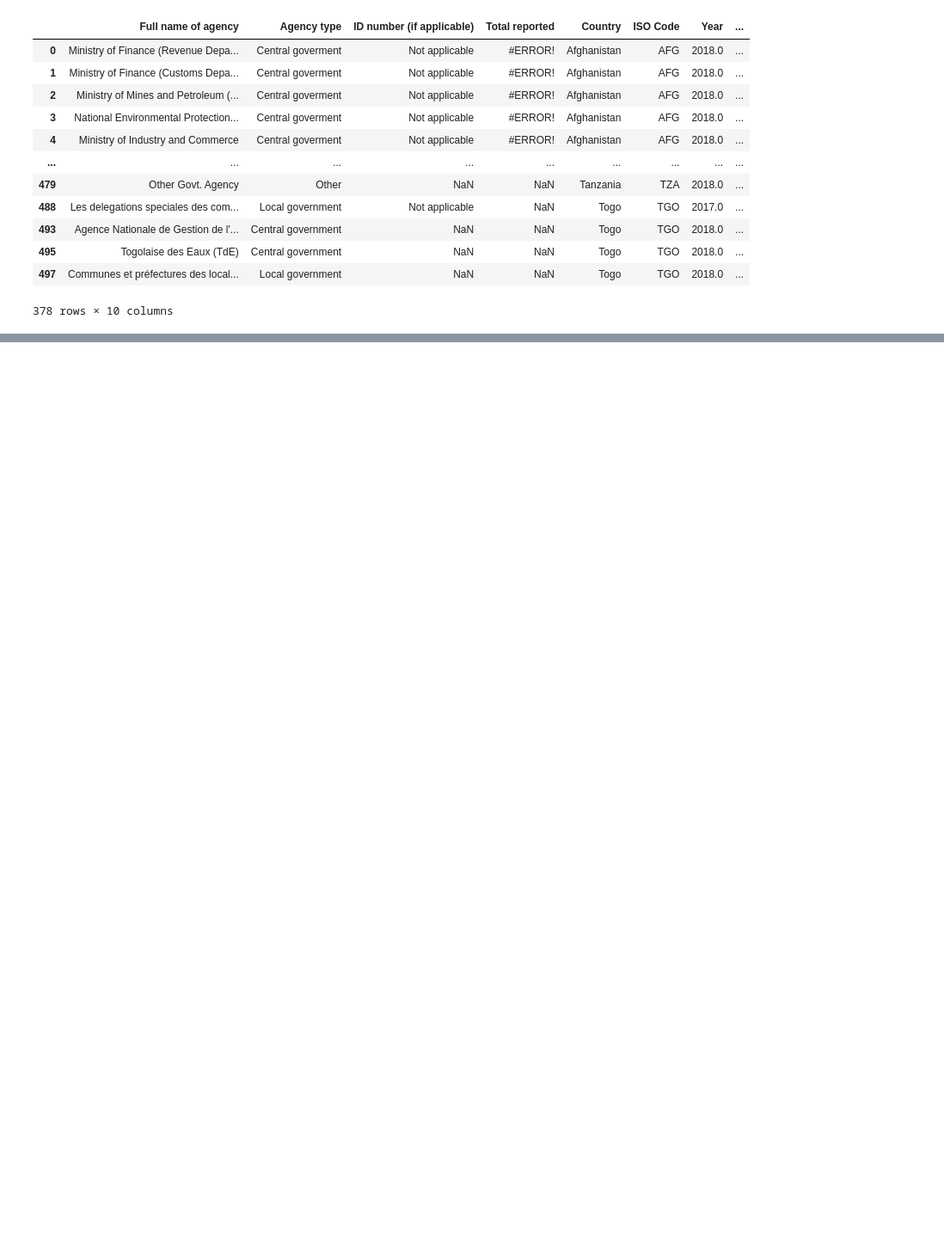
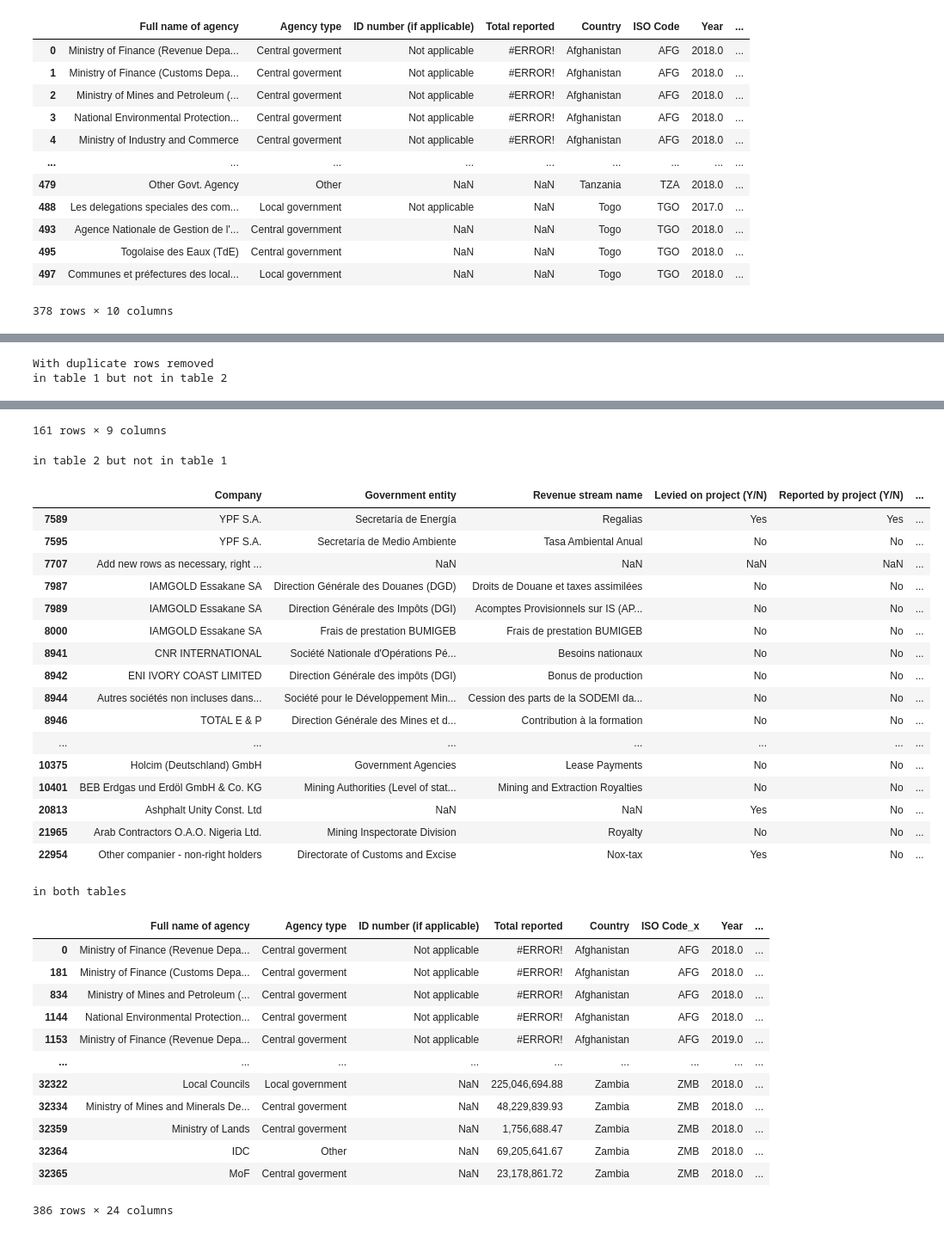
Before and after one commit to civicliteracies/EITI_SDT_data_verification_and_validation, a Jupyter notebook: 02 - Duplication and coherence.ipynb, the cells around one changed output, grey strips where cells are left out. Shown at 86% size. Drawn from its saved outputs; the diff is of its cells as text; code cells hidden in the pictures; blank space fills up the shorter version.

```diff
--- a/02 - Duplication and coherence.ipynb
+++ b/02 - Duplication and coherence.ipynb
@@ -214,0 +385,4 @@ get_problematic_rows(df_part_3b, columns, 2)
+# %%
+for key, data in compare_tables_drop_duplicates(sample_company_list, sample_company_data, common_columns_df1, common_columns_df2).items():
+    print(key)
+    display(data)
@@ -214,0 +408,7 @@ get_problematic_rows(df_part_3b, columns, 2)
+# %%
+common_columns_3a5 = ["Full company name"]
+common_columns_53a = ["Company"]
+
+for key, data in compare_tables(df_part_3a, df_part_5, common_columns_3a5, common_columns_53a).items():
+    print(key)
+    display(data)
@@ -214,0 +458,9 @@ get_problematic_rows(df_part_3b, columns, 2)
+# %%
+print("With duplicate rows removed")
+
+common_columns_3a5 = ["Full company name"]
+common_columns_53a = ["Company"]
+
+for key, data in compare_tables_drop_duplicates(df_part_3a, df_part_5, common_columns_3a5, common_columns_53a).items():
+    print(key)
+    display(data)
@@ -214,0 +513,9 @@ get_problematic_rows(df_part_3b, columns, 2)
+# %%
+print("With duplicate rows")
+
+common_columns_3b5 = ["Full name of agency", "Country", "Year"]
+common_columns_53b = ["Government entity", "Country", "Year"]
+
+for key, data in compare_tables(df_part_3b, df_part_5, common_columns_3b5, common_columns_53b).items():
+    print(key)
+    display(data)
@@ -214,0 +566,9 @@ get_problematic_rows(df_part_3b, columns, 2)
+# %%
+print("With duplicate rows removed")
+
+for key, data in compare_tables_drop_duplicates(df_part_3b, df_part_5, common_columns_3b5, common_columns_53b).items():
+    print(key)
+    display(data)
+# %% [output]
+With duplicate rows removed
+in table 1 but not in table 2
@@ -214,0 +587,33 @@ get_problematic_rows(df_part_3b, columns, 2)
+161 rows × 9 columns
+in table 2 but not in table 1
+|  | Company | Government entity | Revenue stream name | Levied on project (Y/N) | Reported by project (Y/N) | ... |
+| 7589 | YPF S.A. | Secretaría de Energía | Regalias | Yes | Yes | ... |
+| 7595 | YPF S.A. | Secretaría de Medio Ambiente | Tasa Ambiental Anual | No | No | ... |
+| 7707 | Add new rows as necessary, right ... | NaN | NaN | NaN | NaN | ... |
+| 7987 | IAMGOLD Essakane SA | Direction Générale des Douanes (DGD) | Droits de Douane et taxes assimilées | No | No | ... |
+| 7989 | IAMGOLD Essakane SA | Direction Générale des Impôts (DGI) | Acomptes Provisionnels sur IS (AP... | No | No | ... |
+| 8000 | IAMGOLD Essakane SA | Frais de prestation BUMIGEB | Frais de prestation BUMIGEB | No | No | ... |
+| 8941 | CNR INTERNATIONAL | Société Nationale d'Opérations Pé... | Besoins nationaux | No | No | ... |
+| 8942 | ENI IVORY COAST LIMITED | Direction Générale des impôts (DGI) | Bonus de production | No | No | ... |
+| 8944 | Autres sociétés non incluses dans... | Société pour le Développement Min... | Cession des parts de la SODEMI da... | No | No | ... |
+| 8946 | TOTAL E & P | Direction Générale des Mines et d... | Contribution à la formation | No | No | ... |
+| ... | ... | ... | ... | ... | ... | ... |
+| 10375 | Holcim (Deutschland) GmbH | Government Agencies | Lease Payments | No | No | ... |
+| 10401 | BEB Erdgas und Erdöl GmbH & Co. KG | Mining Authorities (Level of stat... | Mining and Extraction Royalties | No | No | ... |
+| 20813 | Ashphalt Unity Const. Ltd | NaN | NaN | Yes | No | ... |
+| 21965 | Arab Contractors O.A.O. Nigeria Ltd. | Mining Inspectorate Division | Royalty | No | No | ... |
+| 22954 | Other companier - non-right holders | Directorate of Customs and Excise | Nox-tax | Yes | No | ... |
+in both tables
+|  | Full name of agency | Agency type | ID number (if applicable) | Total reported | Country | ISO Code_x | Year | ... |
+| 0 | Ministry of Finance (Revenue Depa... | Central goverment | Not applicable | #ERROR! | Afghanistan | AFG | 2018.0 | ... |
+| 181 | Ministry of Finance (Customs Depa... | Central goverment | Not applicable | #ERROR! | Afghanistan | AFG | 2018.0 | ... |
+| 834 | Ministry of Mines and Petroleum (... | Central goverment | Not applicable | #ERROR! | Afghanistan | AFG | 2018.0 | ... |
+| 1144 | National Environmental Protection... | Central goverment | Not applicable | #ERROR! | Afghanistan | AFG | 2018.0 | ... |
+| 1153 | Ministry of Finance (Revenue Depa... | Central goverment | Not applicable | #ERROR! | Afghanistan | AFG | 2019.0 | ... |
+| ... | ... | ... | ... | ... | ... | ... | ... | ... |
+| 32322 | Local Councils | Local government | NaN | 225,046,694.88 | Zambia | ZMB | 2018.0 | ... |
+| 32334 | Ministry of Mines and Minerals De... | Central goverment | NaN | 48,229,839.93 | Zambia | ZMB | 2018.0 | ... |
+| 32359 | Ministry of Lands | Central goverment | NaN | 1,756,688.47 | Zambia | ZMB | 2018.0 | ... |
+| 32364 | IDC | Other | NaN | 69,205,641.67 | Zambia | ZMB | 2018.0 | ... |
+| 32365 | MoF | Central goverment | NaN | 23,178,861.72 | Zambia | ZMB | 2018.0 | ... |
+386 rows × 24 columns
```
Also changed, not shown: parts of 18 cells of this notebook.
